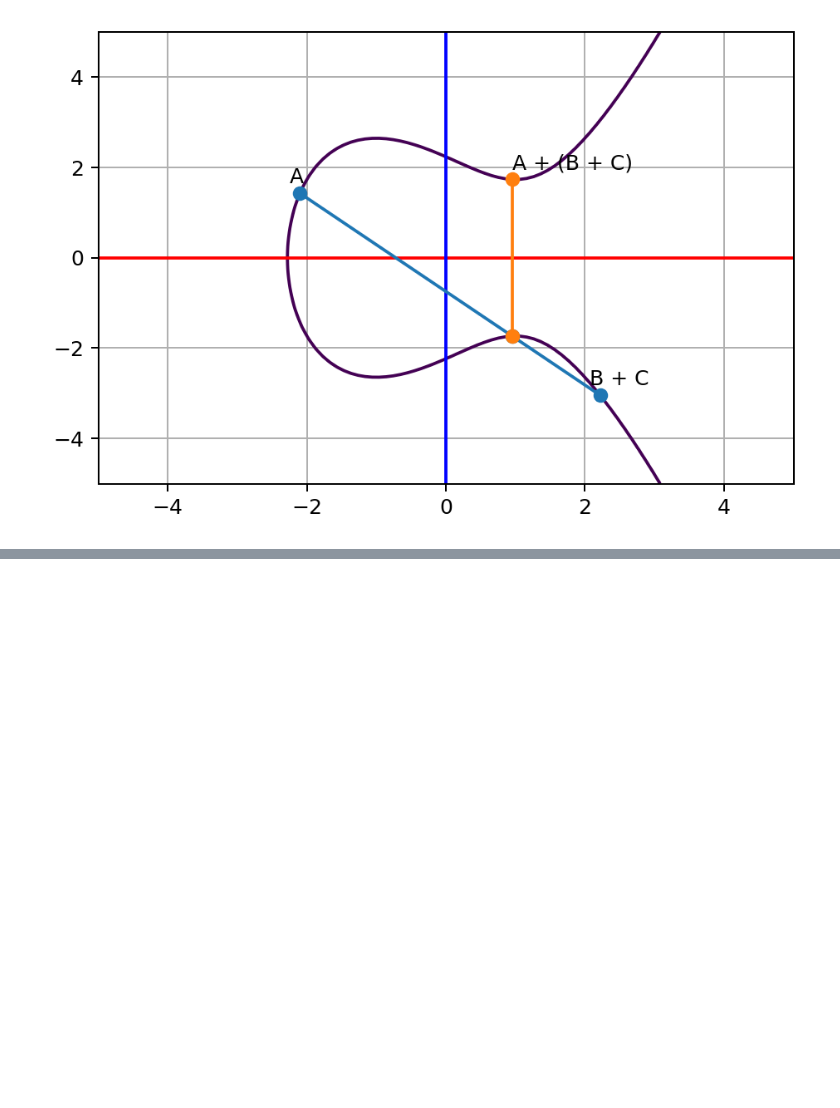
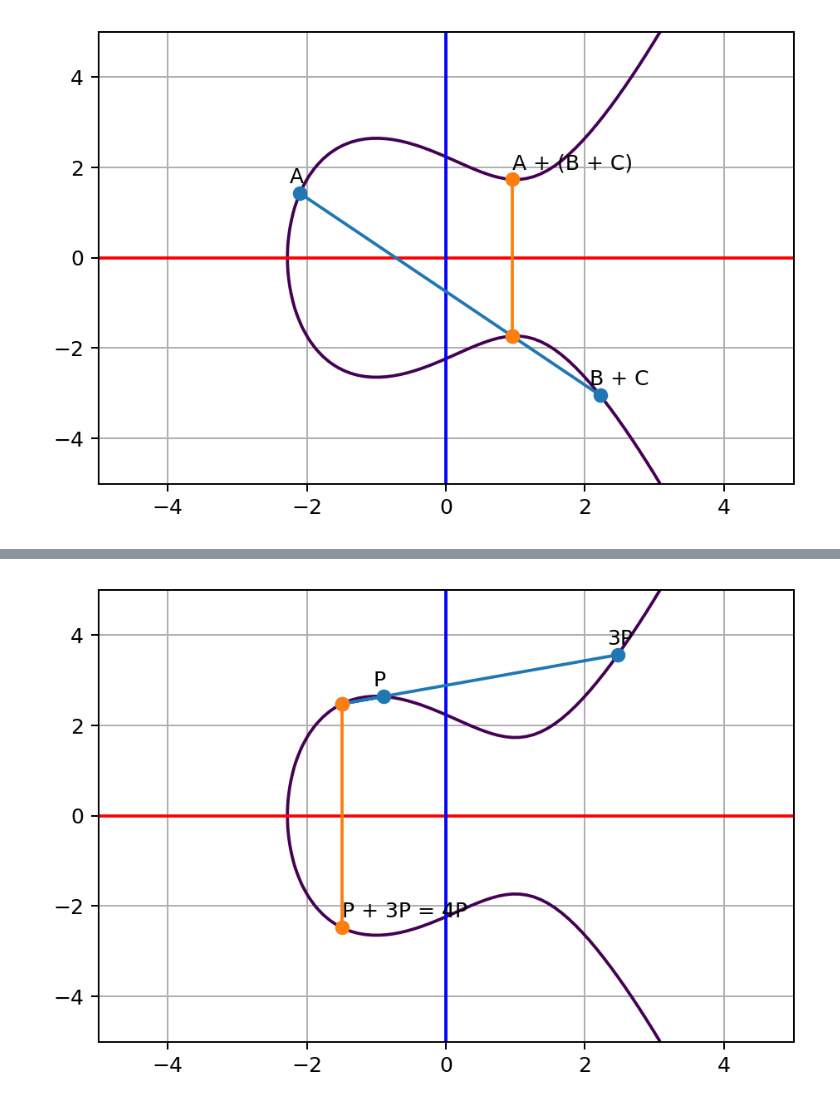
Before and after one commit to fangpenlin/elliptic-curve-explained, a Jupyter notebook: elliptic-curve-explained.ipynb, the cells around one changed output, grey strips where cells are left out. Cells and saved outputs as stored; diff of their text form; code cells hidden in the pictures; blank space fills up the shorter version.

```diff
--- a/elliptic-curve-explained.ipynb
+++ b/elliptic-curve-explained.ipynb
@@ -109,0 +160,8 @@ a_bc = a + bc
+# %%
+p3 = p.double() + p
+plot_distinct_point_curve(
+    p, p3,
+    'P', '3P', '', 'P + 3P = 4P'
+)
+# %% [output]
+[figure, added]
```
Also changed, not shown: parts of 11 cells of this notebook.
